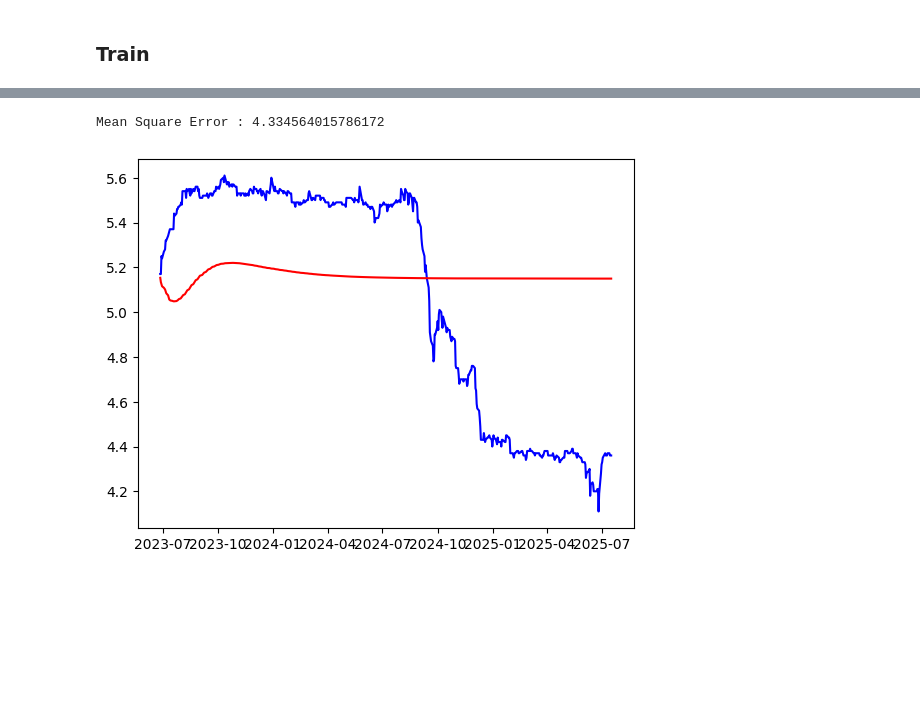
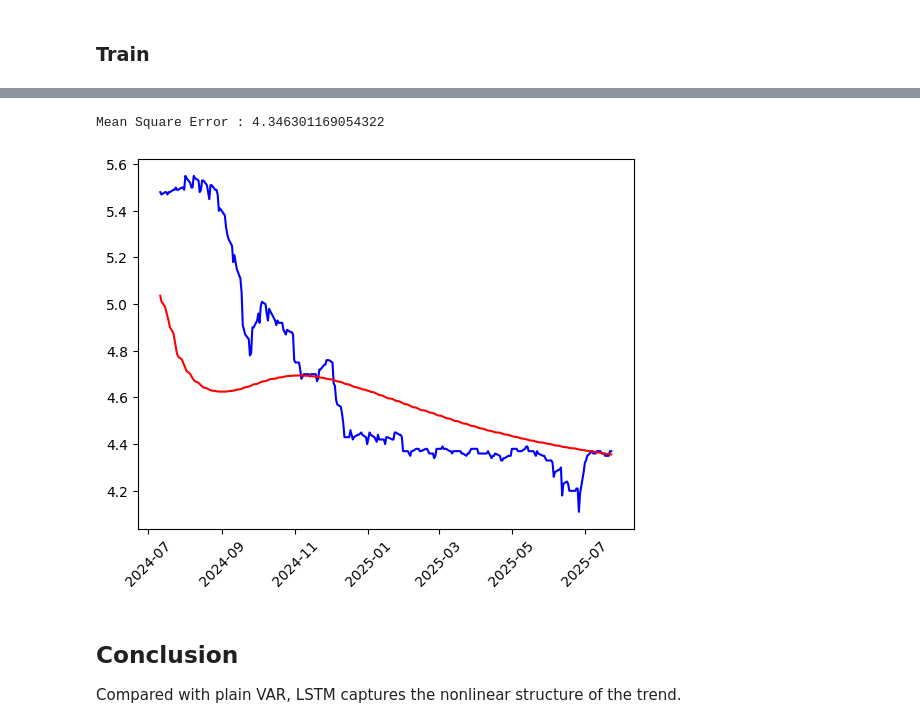
Before and after one commit to minghongchen/yield-curve-model, a Jupyter notebook: Yield_Curve_Forecast_LSTM.ipynb, the cells around one changed output, grey strips where cells are left out. Drawn from its saved outputs; the diff is of its cells as text; code cells hidden in the pictures; blank space fills up the shorter version.

Commit message:
Modify train/test ratio

```diff
--- a/Yield_Curve_Forecast_LSTM.ipynb
+++ b/Yield_Curve_Forecast_LSTM.ipynb
@@ -39,9 +39,9 @@ plt.show()
 # %% [output]
 [figure]
 # %%
-# Split into training 80%/ validation 10% / testing 10%
-n_train_end = int(len(df) * 0.8)
-n_valid_end = int(len(df) * 0.9)
+# Split into training 85%/ validation 10% / testing 5%
+n_train_end = int(len(df) * 0.85)
+n_valid_end = int(len(df) * 0.95)
 df_train = df.iloc[:n_train_end]
 df_valid = df.iloc[n_train_end:n_valid_end]
 df_test = df.iloc[n_valid_end:]
@@ -111,10 +111,10 @@ class LSTM(nn.Module):
         out = self.linear(out)              # project to output dimension
         return out
 
-model = LSTM(input_dim=3, hidden_dim=128, output_dim=3)
+model = LSTM(input_dim=3, hidden_dim=64, output_dim=3)
 
 loss_func = nn.MSELoss()
-optimizer = torch.optim.Adam(model.parameters(), lr=0.0005)
+optimizer = torch.optim.Adam(model.parameters(), lr=0.0001)
 epochs = 5
 # %% [markdown]
 ### Train
@@ -186,11 +184,16 @@ yield_fore
 MSE = np.mean(np.sum((yield_fore.to_numpy() - df_test.to_numpy())**2, axis=1))
 print(f'Mean Square Error : {MSE}')
 # %% [output]
-Mean Square Error : 4.334564015786172
+Mean Square Error : 4.346301169054322
 # %%
 # Plot the froecasted and actual yield curve
 plt.plot(df_test['1MO'], color='blue')
 plt.plot(yield_fore['1MO'], color='red')
+plt.tick_params('x', labelrotation=45)
 plt.show()
 # %% [output]
-[figure, old version]
+[figure, new version]
+# %% [markdown]
+## Conclusion
+
+Compared with plain VAR, LSTM captures the nonlinear structure of the trend.
```
Also changed, not shown: parts of 4 cells of this notebook.
